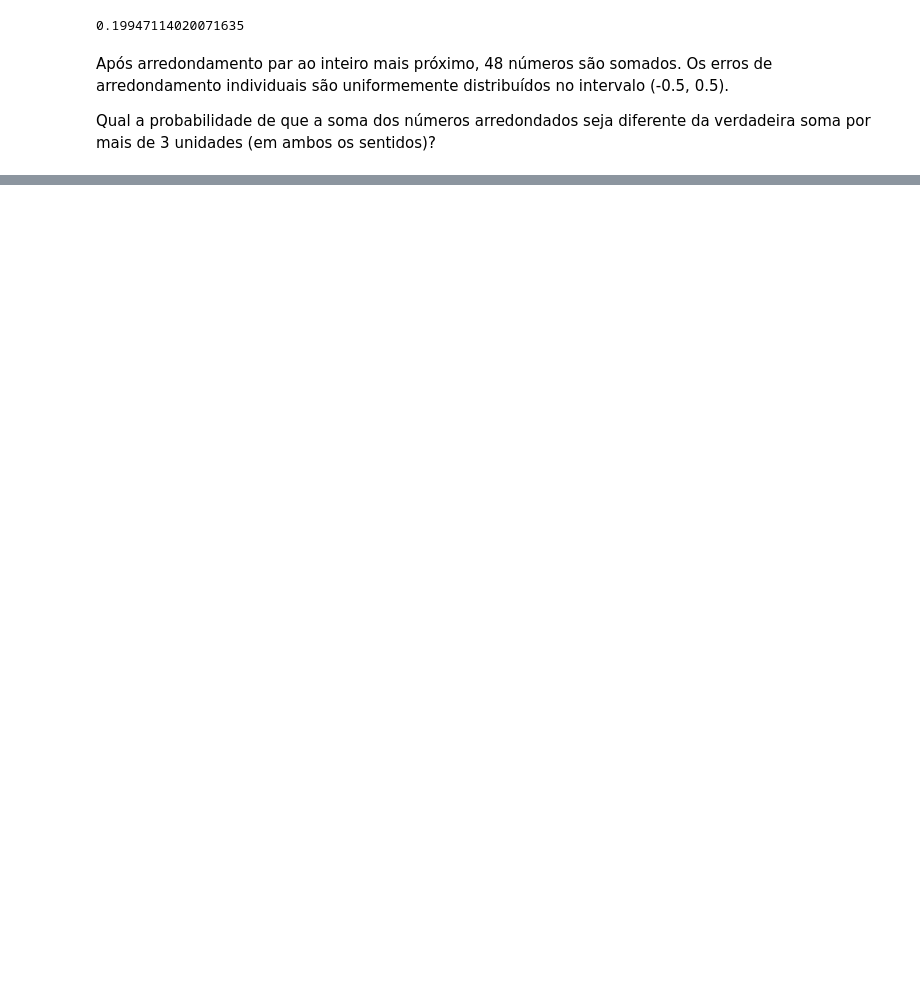
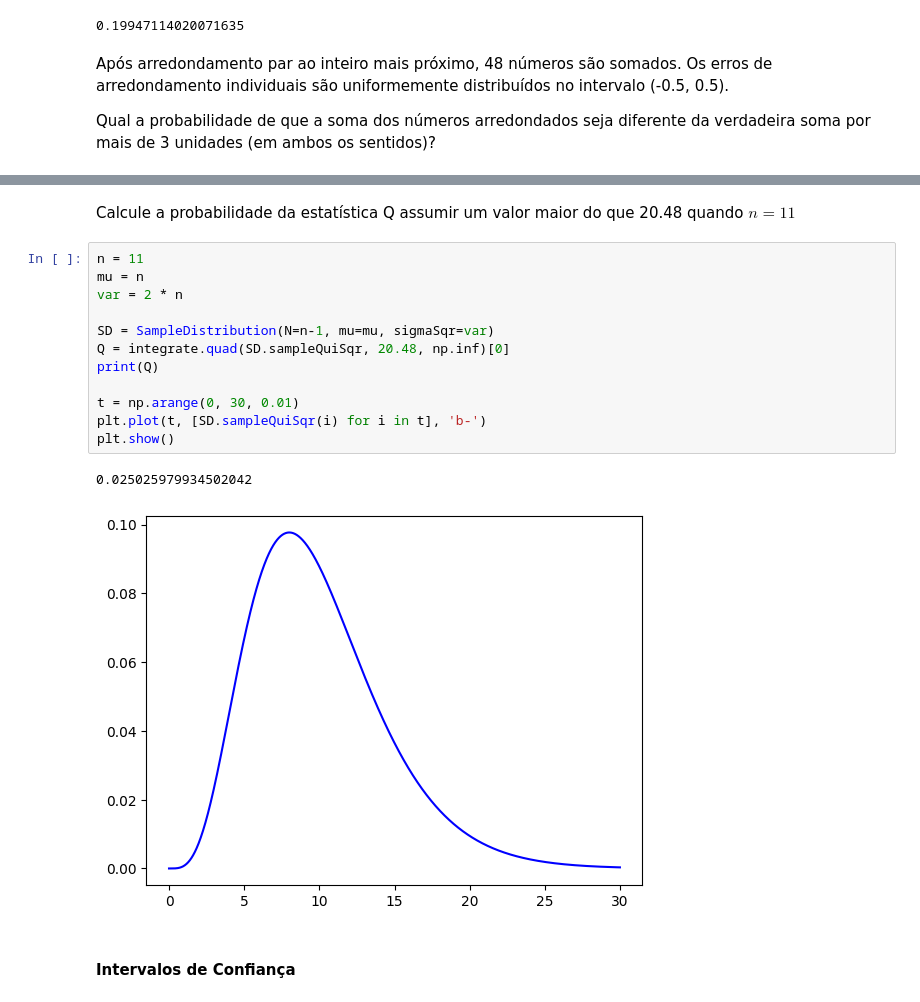
Before and after one commit to jorgesalhani/Statistics, a Jupyter notebook: Topics/T05/Examples.ipynb, the cells around one changed output, grey strips where cells are left out. Saved outputs shown, nothing was run; the diff lists cells and outputs as text; blank space fills up the shorter version.

```diff
--- a/Topics/T05/Examples.ipynb
+++ b/Topics/T05/Examples.ipynb
@@ -104,0 +140,19 @@ print(Z)
+# %% [markdown]
+Calcule a probabilidade da estatística Q assumir um valor maior do que 20.48 quando $n = 11$
+# %%
+n = 11
+mu = n
+var = 2 * n
+
+SD = SampleDistribution(N=n-1, mu=mu, sigmaSqr=var)
+Q = integrate.quad(SD.sampleQuiSqr, 20.48, np.inf)[0]
+print(Q)
+
+t = np.arange(0, 30, 0.01)
+plt.plot(t, [SD.sampleQuiSqr(i) for i in t], 'b-')
+plt.show()
+# %% [output]
+0.025025979934502042
+[figure, added]
+# %% [markdown]
+#### Intervalos de Confiança
```
Also changed, not shown: parts of 10 cells of this notebook.
